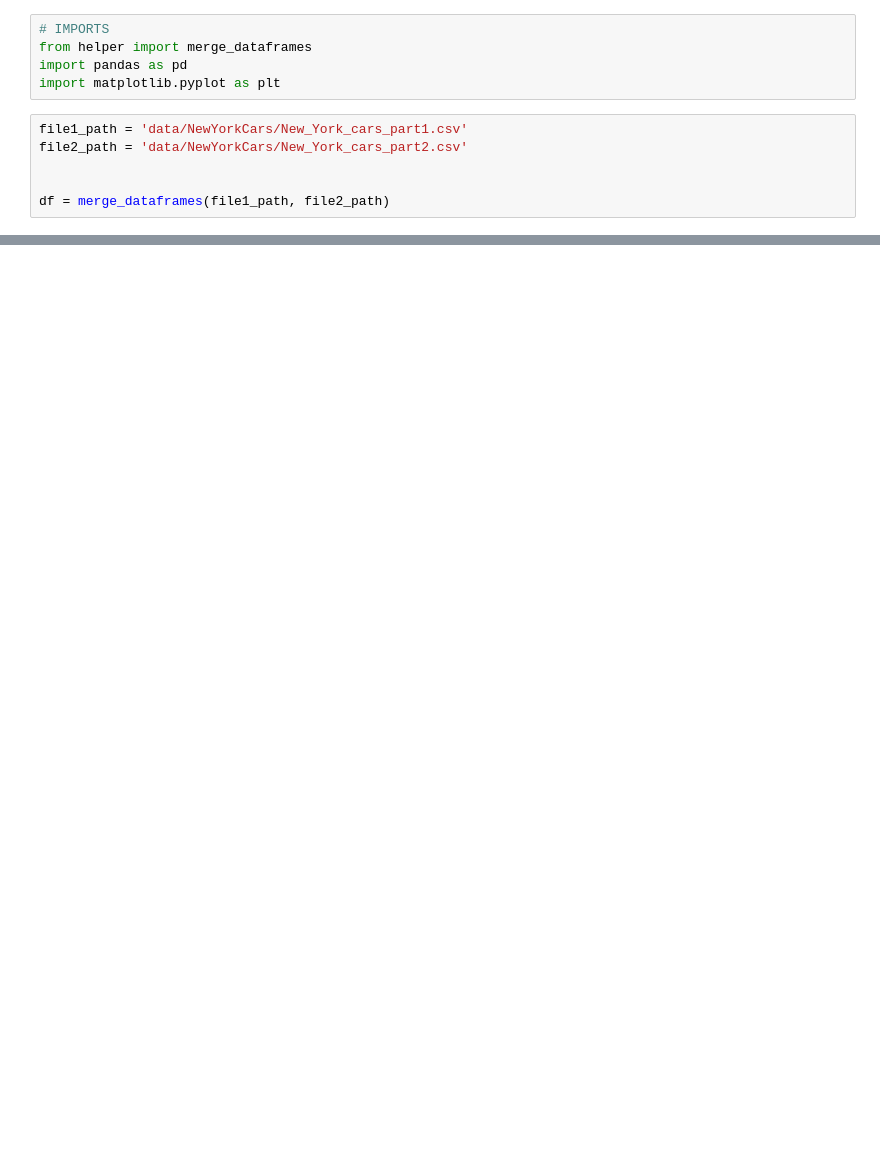
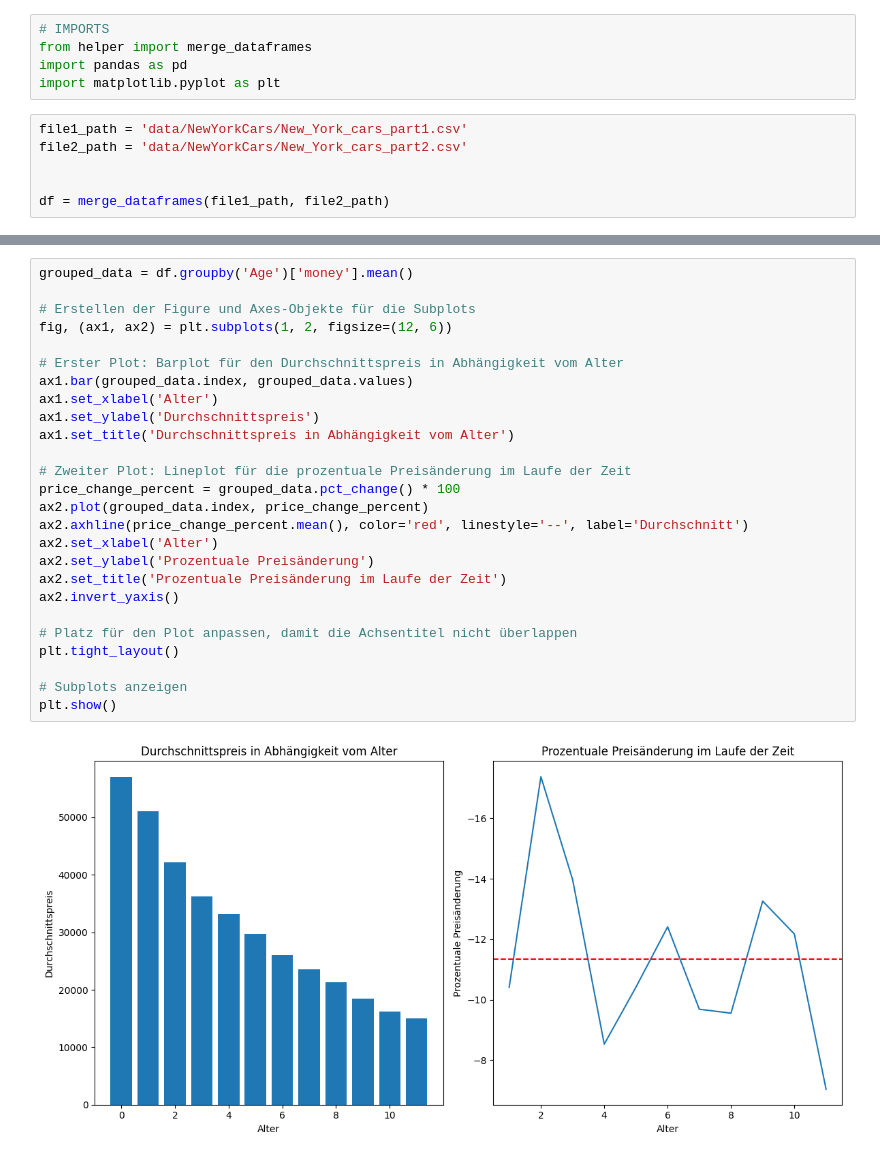
Before and after one commit to maxruffo/NewYorkCars-Analysis, a Jupyter notebook: NoteBook.ipynb, the cells around one changed output, grey strips where cells are left out. Cells and saved outputs as stored; diff of their text form; blank space fills up the shorter version.

```diff
--- a/NoteBook.ipynb
+++ b/NoteBook.ipynb
@@ -60,0 +57,28 @@ Name: proportion, dtype: float64
+# %%
+grouped_data = df.groupby('Age')['money'].mean()
+
+# Erstellen der Figure und Axes-Objekte für die Subplots
+fig, (ax1, ax2) = plt.subplots(1, 2, figsize=(12, 6))
+
+# Erster Plot: Barplot für den Durchschnittspreis in Abhängigkeit vom Alter
+ax1.bar(grouped_data.index, grouped_data.values)
+ax1.set_xlabel('Alter')
+ax1.set_ylabel('Durchschnittspreis')
+ax1.set_title('Durchschnittspreis in Abhängigkeit vom Alter')
+
+# Zweiter Plot: Lineplot für die prozentuale Preisänderung im Laufe der Zeit
+price_change_percent = grouped_data.pct_change() * 100
+ax2.plot(grouped_data.index, price_change_percent)
+ax2.axhline(price_change_percent.mean(), color='red', linestyle='--', label='Durchschnitt')
+ax2.set_xlabel('Alter')
+ax2.set_ylabel('Prozentuale Preisänderung')
+ax2.set_title('Prozentuale Preisänderung im Laufe der Zeit')
+ax2.invert_yaxis()
+
+# Platz für den Plot anpassen, damit die Achsentitel nicht überlappen
+plt.tight_layout()
+
+# Subplots anzeigen
+plt.show()
+# %% [output]
+[figure, added]
```
Also changed, not shown: parts of 3 cells of this notebook.
